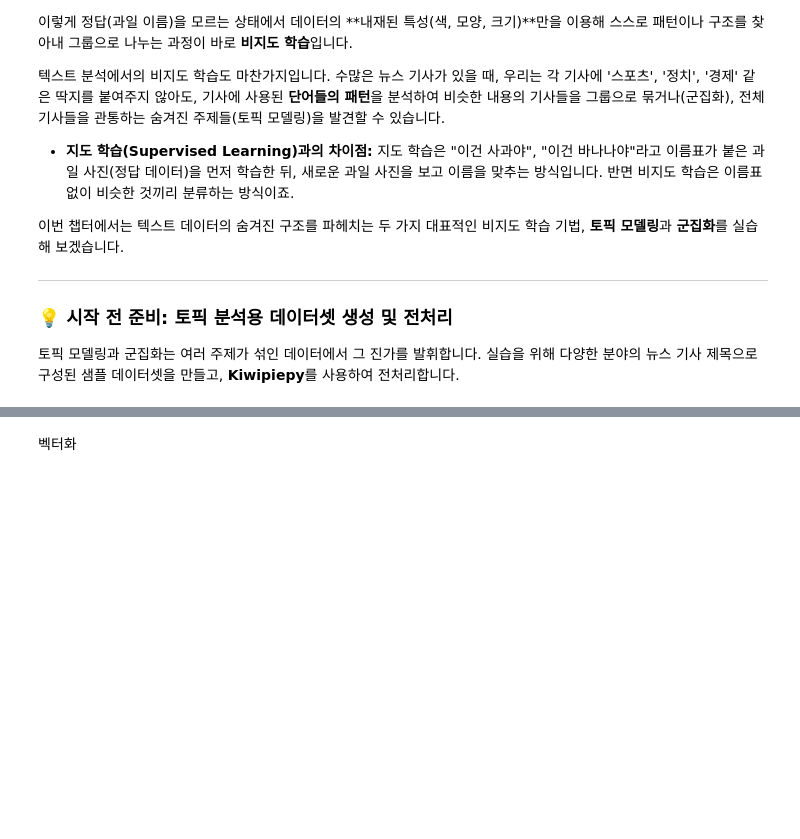
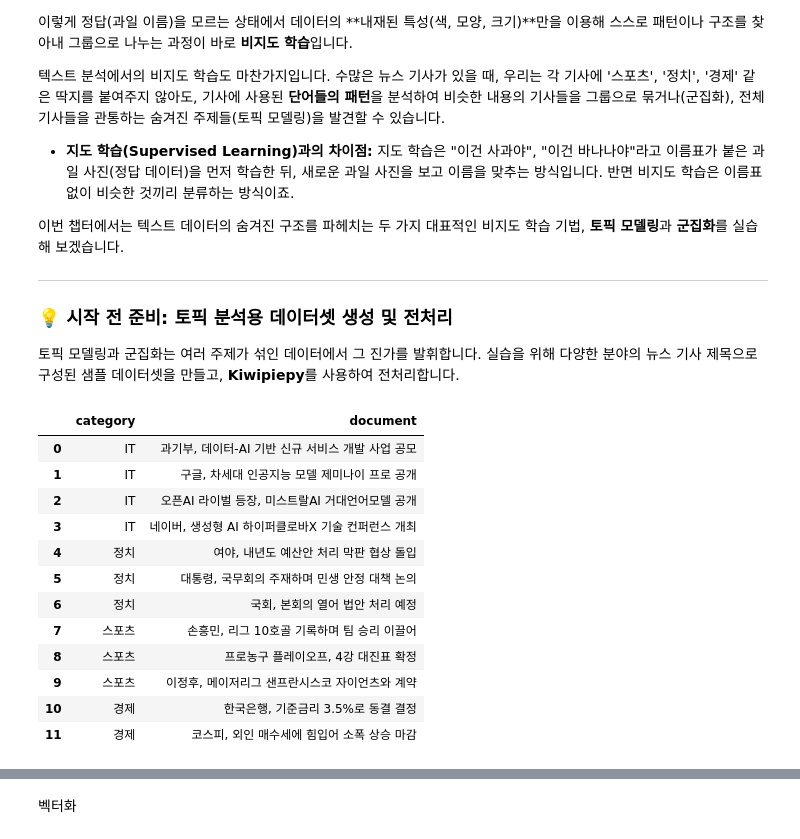
Before and after one commit to dandacompany/star_track_python, a Jupyter notebook: 0613/TextMining_Practice_Part7.ipynb, the cells around one changed output, grey strips where cells are left out. Saved outputs shown, nothing was run; the diff lists cells and outputs as text; code cells hidden in the pictures; blank space fills up the shorter version.

```diff
--- a/0613/TextMining_Practice_Part7.ipynb
+++ b/0613/TextMining_Practice_Part7.ipynb
@@ -36,30 +36,45 @@
 # %%
 # 필요 라이브러리 설치
 # !pip install kiwipiepy scikit-learn pandas plotly pyldavis
 
 import pandas as pd
 import re
 from kiwipiepy import Kiwi
 from sklearn.feature_extraction.text import CountVectorizer, TfidfVectorizer
 
 # 여러 주제를 가진 샘플 뉴스 데이터
 raw_news_data = {
     'category': ['IT', 'IT', 'IT', 'IT', '정치', '정치', '정치', '스포츠', '스포츠', '스포츠', '경제', '경제'],
     'document': [
         '과기부, 데이터-AI 기반 신규 서비스 개발 사업 공모',
         '구글, 차세대 인공지능 모델 제미나이 프로 공개',
         '오픈AI 라이벌 등장, 미스트랄AI 거대언어모델 공개',
         '네이버, 생성형 AI 하이퍼클로바X 기술 컨퍼런스 개최',
         '여야, 내년도 예산안 처리 막판 협상 돌입',
         '대통령, 국무회의 주재하며 민생 안정 대책 논의',
         '국회, 본회의 열어 법안 처리 예정',
         '손흥민, 리그 10호골 기록하며 팀 승리 이끌어',
         '프로농구 플레이오프, 4강 대진표 확정',
         '이정후, 메이저리그 샌프란시스코 자이언츠와 계약',
         '한국은행, 기준금리 3.5%로 동결 결정',
         '코스피, 외인 매수세에 힘입어 소폭 상승 마감'
     ]
 }
 news_df = pd.DataFrame(raw_news_data)
+news_df
+# %% [output]
+|  | category | document |
+| 0 | IT | 과기부, 데이터-AI 기반 신규 서비스 개발 사업 공모 |
+| 1 | IT | 구글, 차세대 인공지능 모델 제미나이 프로 공개 |
+| 2 | IT | 오픈AI 라이벌 등장, 미스트랄AI 거대언어모델 공개 |
+| 3 | IT | 네이버, 생성형 AI 하이퍼클로바X 기술 컨퍼런스 개최 |
+| 4 | 정치 | 여야, 내년도 예산안 처리 막판 협상 돌입 |
+| 5 | 정치 | 대통령, 국무회의 주재하며 민생 안정 대책 논의 |
+| 6 | 정치 | 국회, 본회의 열어 법안 처리 예정 |
+| 7 | 스포츠 | 손흥민, 리그 10호골 기록하며 팀 승리 이끌어 |
+| 8 | 스포츠 | 프로농구 플레이오프, 4강 대진표 확정 |
+| 9 | 스포츠 | 이정후, 메이저리그 샌프란시스코 자이언츠와 계약 |
+| 10 | 경제 | 한국은행, 기준금리 3.5%로 동결 결정 |
+| 11 | 경제 | 코스피, 외인 매수세에 힘입어 소폭 상승 마감 |
 # %%
 kiwi = Kiwi()
```
Also changed, not shown: parts of 16 cells of this notebook, 15 other files.
